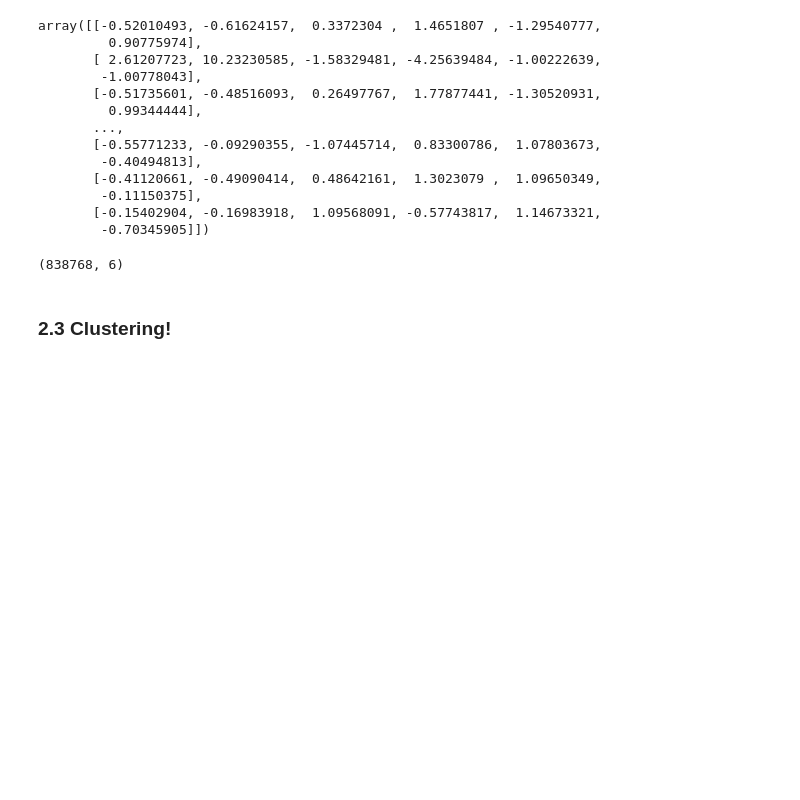
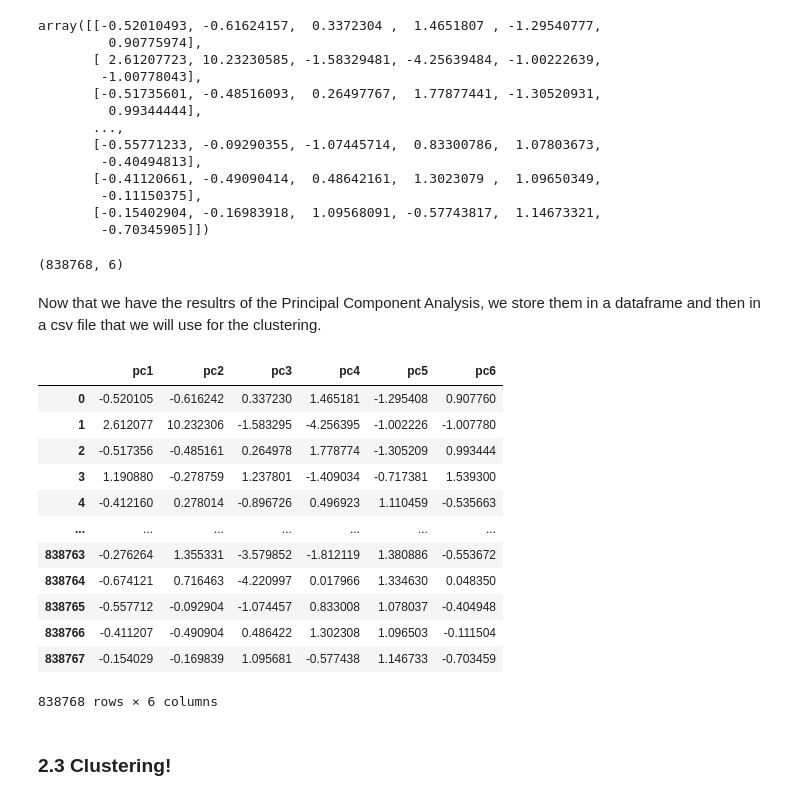
Before and after one commit to albachiarabellaroba/GROUP22_ADM_HW4, a Jupyter notebook: ultimo_Alba.ipynb, the cells around one changed output. Cells and saved outputs as stored; diff of their text form; code cells hidden in the pictures; blank space fills up the shorter version.

```diff
--- a/ultimo_Alba.ipynb
+++ b/ultimo_Alba.ipynb
@@ -1159,3 +1081,23 @@ array([[-0.52010493, -0.61624157,  0.3372304 ,  1.4651807 , -1.29540777,
 scores_pca.shape
 # %% [output]
 (838768, 6)
+# %% [markdown]
+Now that we have the resultrs of the Principal Component Analysis, we store them in a dataframe and then in a csv file that we will use for the clustering.
+# %%
+PCA_components = pd.DataFrame(data = scores_pca, columns = ['pc1', 'pc2', 'pc3', 'pc4', 'pc5', 'pc6'])
+# %%
+PCA_components
+# %% [output]
+|  | pc1 | pc2 | pc3 | pc4 | pc5 | pc6 |
+| 0 | -0.520105 | -0.616242 | 0.337230 | 1.465181 | -1.295408 | 0.907760 |
+| 1 | 2.612077 | 10.232306 | -1.583295 | -4.256395 | -1.002226 | -1.007780 |
+| 2 | -0.517356 | -0.485161 | 0.264978 | 1.778774 | -1.305209 | 0.993444 |
+| 3 | 1.190880 | -0.278759 | 1.237801 | -1.409034 | -0.717381 | 1.539300 |
+| 4 | -0.412160 | 0.278014 | -0.896726 | 0.496923 | 1.110459 | -0.535663 |
+| ... | ... | ... | ... | ... | ... | ... |
+| 838763 | -0.276264 | 1.355331 | -3.579852 | -1.812119 | 1.380886 | -0.553672 |
+| 838764 | -0.674121 | 0.716463 | -4.220997 | 0.017966 | 1.334630 | 0.048350 |
+| 838765 | -0.557712 | -0.092904 | -1.074457 | 0.833008 | 1.078037 | -0.404948 |
+| 838766 | -0.411207 | -0.490904 | 0.486422 | 1.302308 | 1.096503 | -0.111504 |
+| 838767 | -0.154029 | -0.169839 | 1.095681 | -0.577438 | 1.146733 | -0.703459 |
+838768 rows × 6 columns
```
Also changed, not shown: parts of 49 cells of this notebook.
